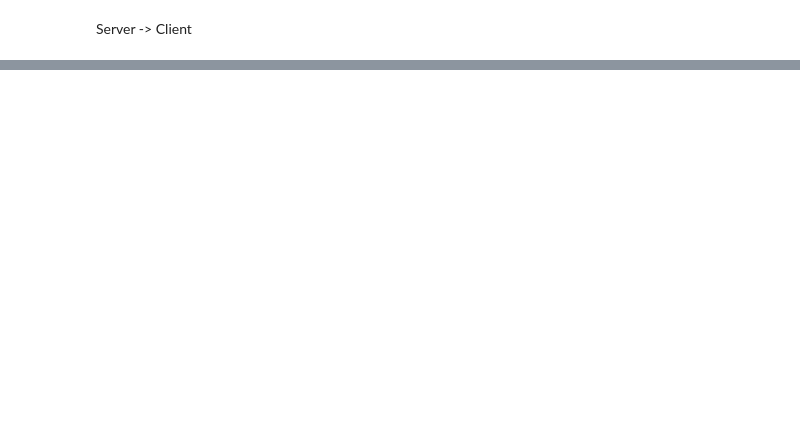
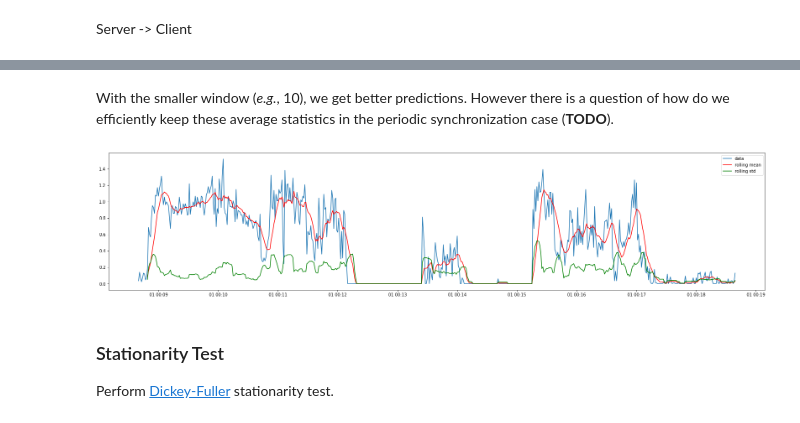
Before and after one commit to nislab/gensync, a Jupyter notebook: run/analysis.ipynb, the cells around one changed output, grey strips where cells are left out. Drawn from its saved outputs; the diff is of its cells as text; code cells hidden in the pictures; blank space fills up the shorter version.

```diff
--- a/run/analysis.ipynb
+++ b/run/analysis.ipynb
@@ -731,0 +780,9 @@ plot_iperf_time_series(iperf_1026_sc, title='Bandwidth POWDER close moderate')
+# %% [markdown]
+With the smaller window (*e.g.*, 10), we get better predictions. However there is a question of how do we efficiently keep these average statistics in the periodic synchronization case (**TODO**).
+# %%
+plot_moving_avg_std(data, window=10)
+# %% [output]
+[figure, added]
+# %% [markdown]
+### Stationarity Test
+Perform [Dickey-Fuller](https://www.statsmodels.org/dev/generated/statsmodels.tsa.stattools.adfuller.html) stationarity test.
```
Also changed, not shown: parts of 18 cells of this notebook.
